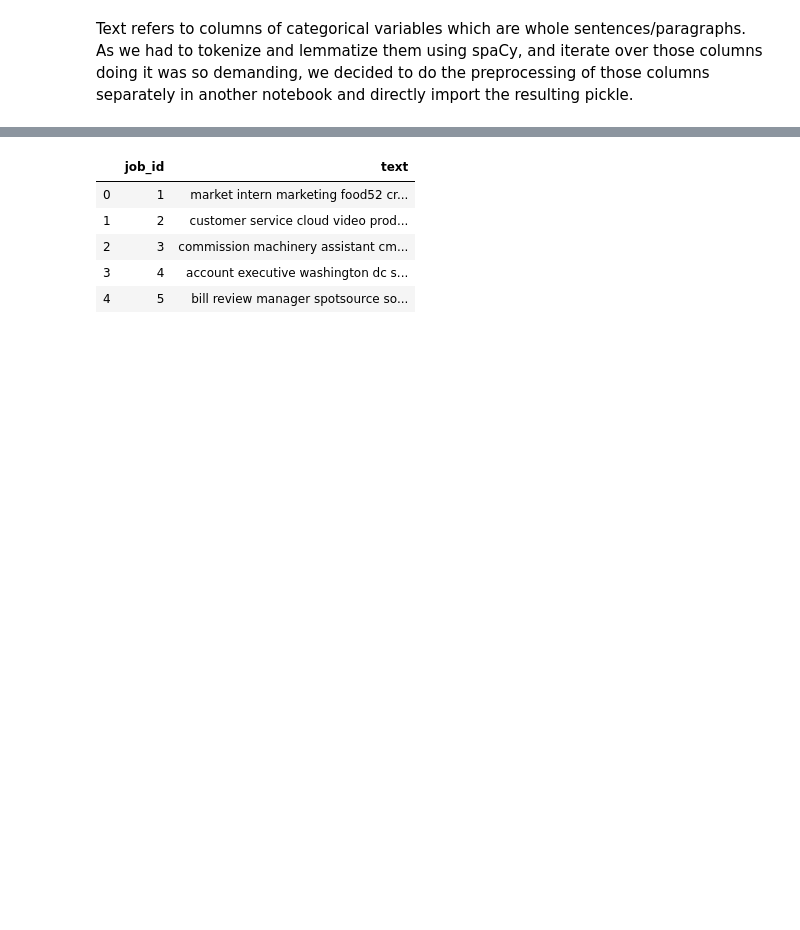
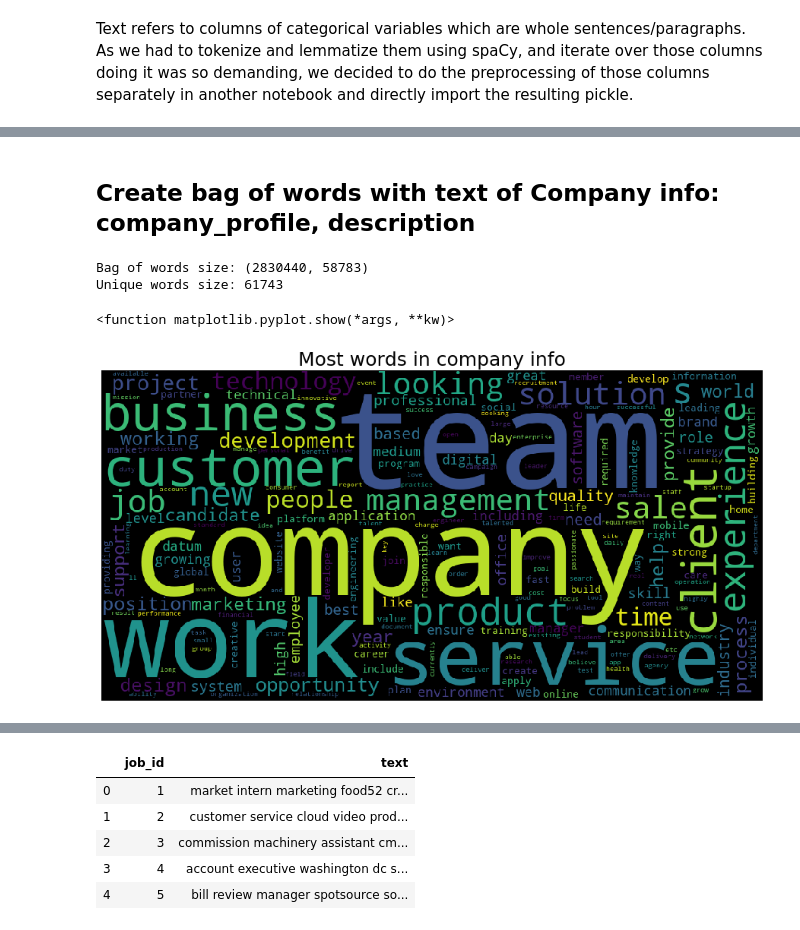
Before and after one commit to mikongame/Module-3-Project-2-ML-Fraud-Detection, a Jupyter notebook: your-code/merged.ipynb, the cells around one changed output, grey strips where cells are left out. Cells and saved outputs as stored; diff of their text form; code cells hidden in the pictures; blank space fills up the shorter version.

```diff
--- a/your-code/merged.ipynb
+++ b/your-code/merged.ipynb
@@ -628,0 +841,15 @@ Text refers to columns of categorical variables which are whole sentences/paragr
+# %% [markdown]
+## Create bag of words with text of Company info: company_profile, description
+# %%
+dict_word_freq_company = list_to_bow(list(pd_token[pd_token['column'].isin(company)]['text_to_singular']))
+wordcloud = WordCloud(width = 1000, height = 500, normalize_plurals=True).generate_from_frequencies(dict_word_freq_company)
+plt.figure(figsize=(20,8))
+plt.imshow(wordcloud)
+plt.axis('off')
+plt.title("Most words in company info", fontsize=25)
+plt.show
+# %% [output]
+Bag of words size: (2830440, 58783)
+Unique words size: 61743
+<function matplotlib.pyplot.show(*args, **kw)>
+[figure, added]
```
Also changed, not shown: parts of 39 cells of this notebook.
